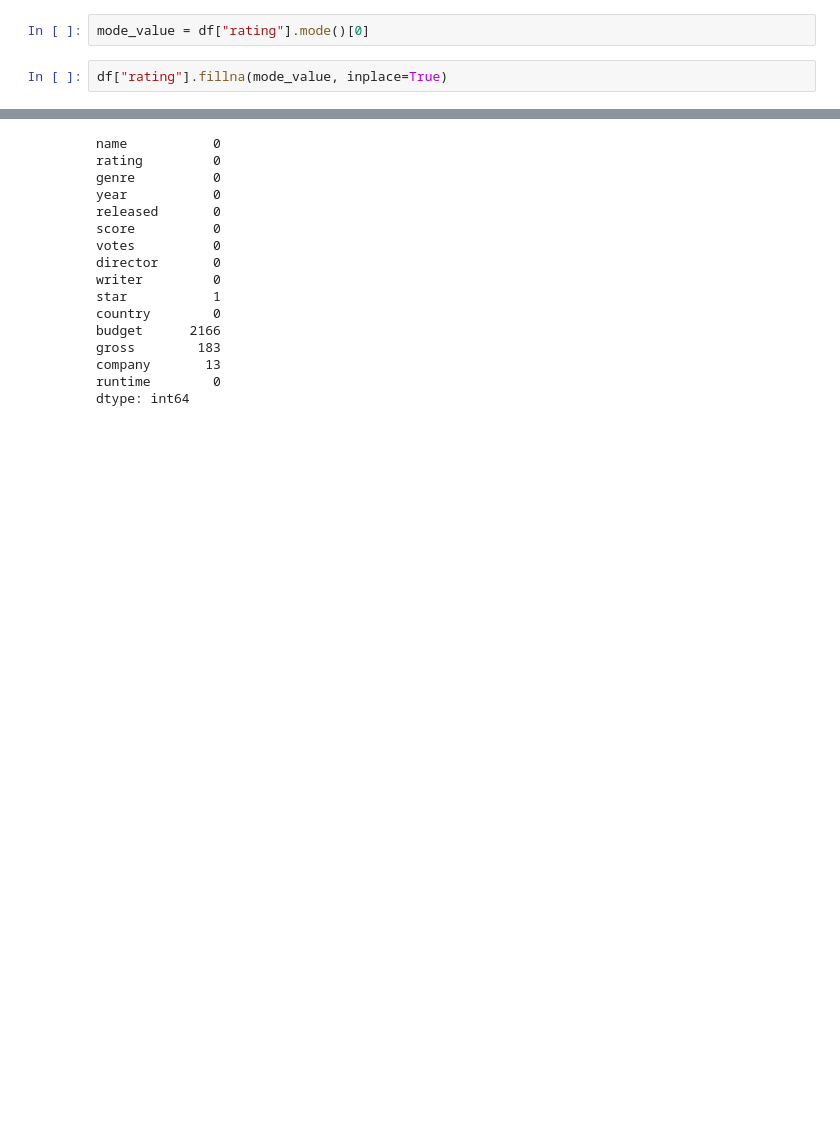
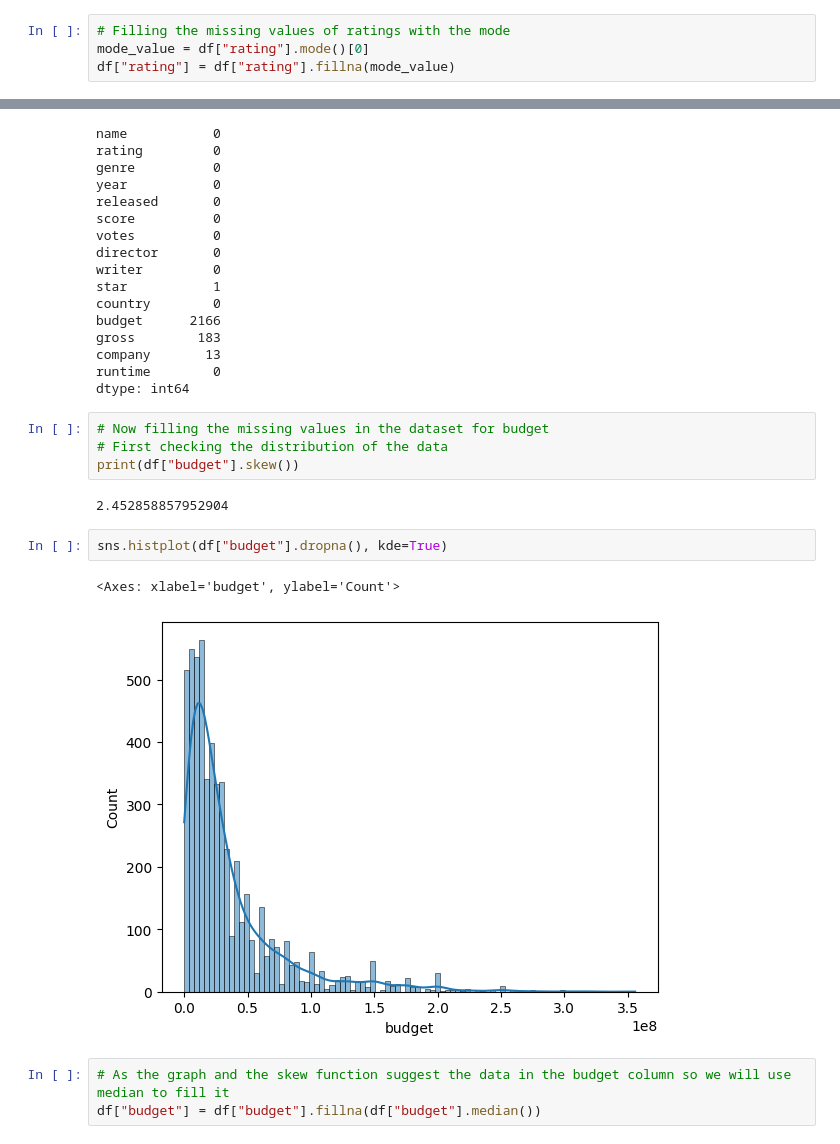
Before and after one commit to YugamdeepGoyal/Python_Data_Analysis_Project, a Jupyter notebook: app.ipynb, the cells around one changed output, grey strips where cells are left out. Saved outputs shown, nothing was run; the diff lists cells and outputs as text; blank space fills up the shorter version.

Commit message:
Dataset cleaning

```diff
--- a/app.ipynb
+++ b/app.ipynb
@@ -137,9 +89,9 @@ Approved        1
 TV-14           1
 Name: count, dtype: int64
 # %%
+# Filling the missing values of ratings with the mode
 mode_value = df["rating"].mode()[0]
+df["rating"] = df["rating"].fillna(mode_value)
-# %%
-df["rating"].fillna(mode_value, inplace=True)
 # %%
 df.isna().sum()
 # %% [output]
@@ -159,3 +111,17 @@ gross        183
 company       13
 runtime        0
 dtype: int64
+# %%
+# Now filling the missing values in the dataset for budget
+# First checking the distribution of the data
+print(df["budget"].skew())
+# %% [output]
+2.452858857952904
+# %%
+sns.histplot(df["budget"].dropna(), kde=True)
+# %% [output]
+<Axes: xlabel='budget', ylabel='Count'>
+[figure, added]
+# %%
+# As the graph and the skew function suggest the data in the budget column so we will use median to fill it
+df["budget"] = df["budget"].fillna(df["budget"].median())
```
Also changed, not shown: parts of 15 cells of this notebook.
